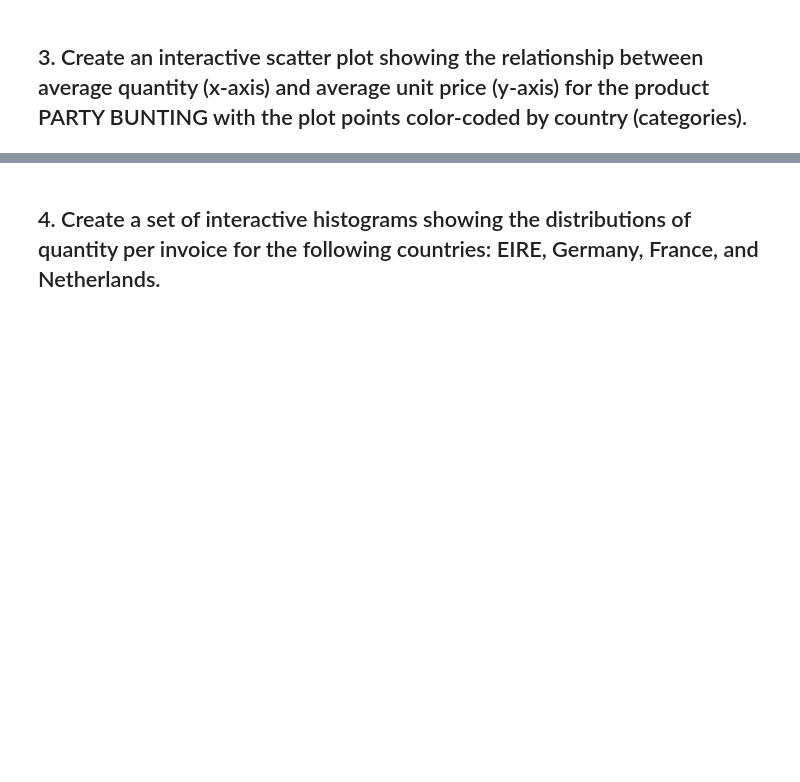
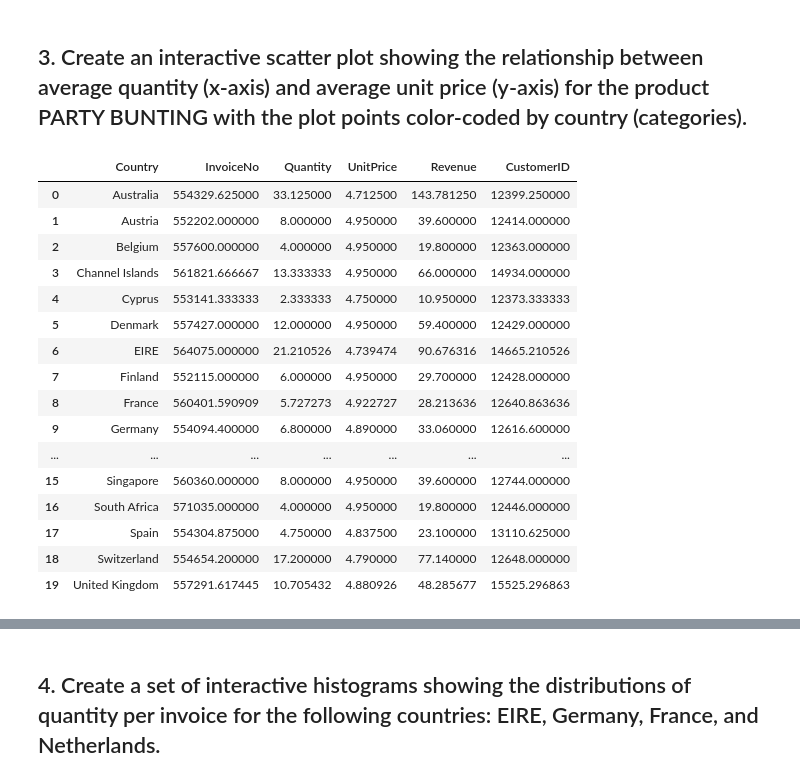
Before and after one commit to pedrodgn/ironhack, a Jupyter notebook: week5-Visualization/interactive.ipynb, the cells around one changed output, grey strips where cells are left out. Drawn from its saved outputs; the diff is of its cells as text; code cells hidden in the pictures; blank space fills up the shorter version.

```diff
--- a/week5-Visualization/interactive.ipynb
+++ b/week5-Visualization/interactive.ipynb
@@ -36,2 +53,22 @@ month_mask.mean()
 # %% [markdown]
 ## 3. Create an interactive scatter plot showing the relationship between average quantity (x-axis) and average unit price (y-axis) for the product PARTY BUNTING with the plot points color-coded by country (categories).
+# %%
+groupby_countr_avgs
+# %% [output]
+|  | Country | InvoiceNo | Quantity | UnitPrice | Revenue | CustomerID |
+| 0 | Australia | 554329.625000 | 33.125000 | 4.712500 | 143.781250 | 12399.250000 |
+| 1 | Austria | 552202.000000 | 8.000000 | 4.950000 | 39.600000 | 12414.000000 |
+| 2 | Belgium | 557600.000000 | 4.000000 | 4.950000 | 19.800000 | 12363.000000 |
+| 3 | Channel Islands | 561821.666667 | 13.333333 | 4.950000 | 66.000000 | 14934.000000 |
+| 4 | Cyprus | 553141.333333 | 2.333333 | 4.750000 | 10.950000 | 12373.333333 |
+| 5 | Denmark | 557427.000000 | 12.000000 | 4.950000 | 59.400000 | 12429.000000 |
+| 6 | EIRE | 564075.000000 | 21.210526 | 4.739474 | 90.676316 | 14665.210526 |
+| 7 | Finland | 552115.000000 | 6.000000 | 4.950000 | 29.700000 | 12428.000000 |
+| 8 | France | 560401.590909 | 5.727273 | 4.922727 | 28.213636 | 12640.863636 |
+| 9 | Germany | 554094.400000 | 6.800000 | 4.890000 | 33.060000 | 12616.600000 |
+| ... | ... | ... | ... | ... | ... | ... |
+| 15 | Singapore | 560360.000000 | 8.000000 | 4.950000 | 39.600000 | 12744.000000 |
+| 16 | South Africa | 571035.000000 | 4.000000 | 4.950000 | 19.800000 | 12446.000000 |
+| 17 | Spain | 554304.875000 | 4.750000 | 4.837500 | 23.100000 | 13110.625000 |
+| 18 | Switzerland | 554654.200000 | 17.200000 | 4.790000 | 77.140000 | 12648.000000 |
+| 19 | United Kingdom | 557291.617445 | 10.705432 | 4.880926 | 48.285677 | 15525.296863 |
```
Also changed, not shown: parts of 19 cells of this notebook.
